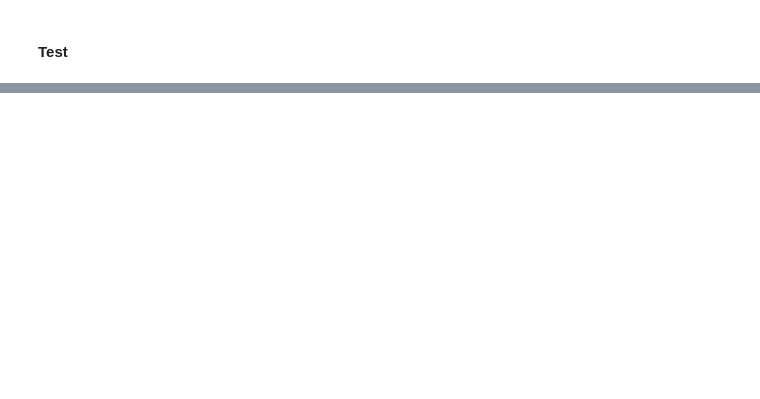
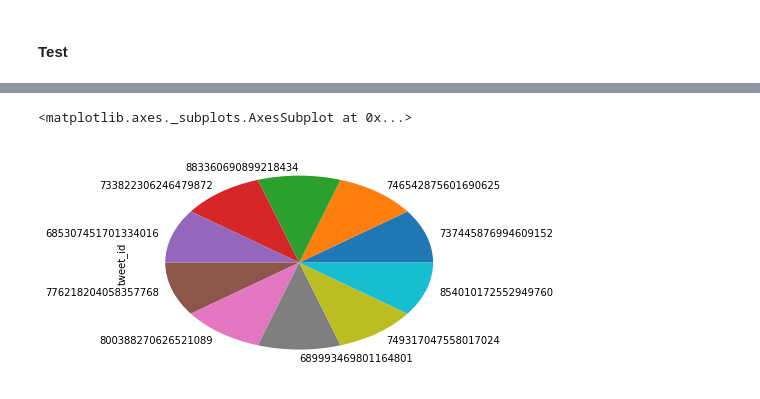
Before and after one commit to Vgarg027/Practice, a Jupyter notebook: wrangle_act.ipynb, the cells around one changed output, grey strips where cells are left out. Saved outputs shown, nothing was run; the diff lists cells and outputs as text; code cells hidden in the pictures; blank space fills up the shorter version.

```diff
--- a/wrangle_act.ipynb
+++ b/wrangle_act.ipynb
@@ -415,0 +38,10 @@ df_tw_archive_clean.drop(['doggo', 'pupper', 'puppo'], axis=1, inplace=True)
+# %%
+df_1=pd.read_csv('twitter-archive-enhanced.csv')
+tweet_ids = df_1.tweet_id.values
+len(tweet_ids)
+
+# Query Twitter's API for JSON data for each tweet ID in the Twitter archive
+
+count = 0
+fails_dict = {}
+start = timer()
@@ -1054,0 +529,5 @@ Dog breeds where the image prediction neural network most frequently had high co
+# %%
+df_1['tweet_id'][df_1['floofer']=='floofer'].value_counts().plot(kind='pie')
+# %% [output]
+<matplotlib.axes._subplots.AxesSubplot at 0x...>
+[figure, added]
```
Also changed, not shown: parts of 199 cells of this notebook.
